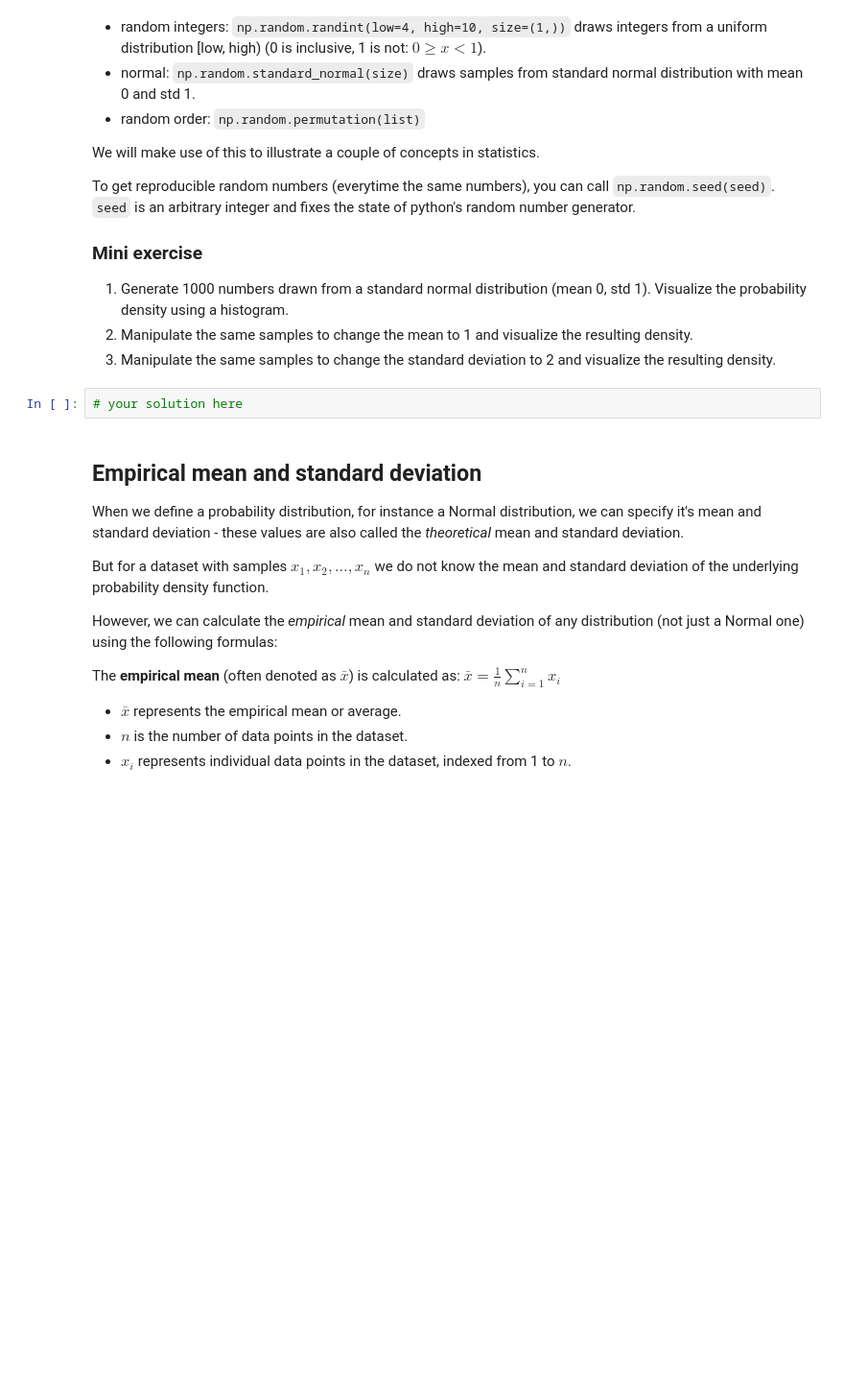
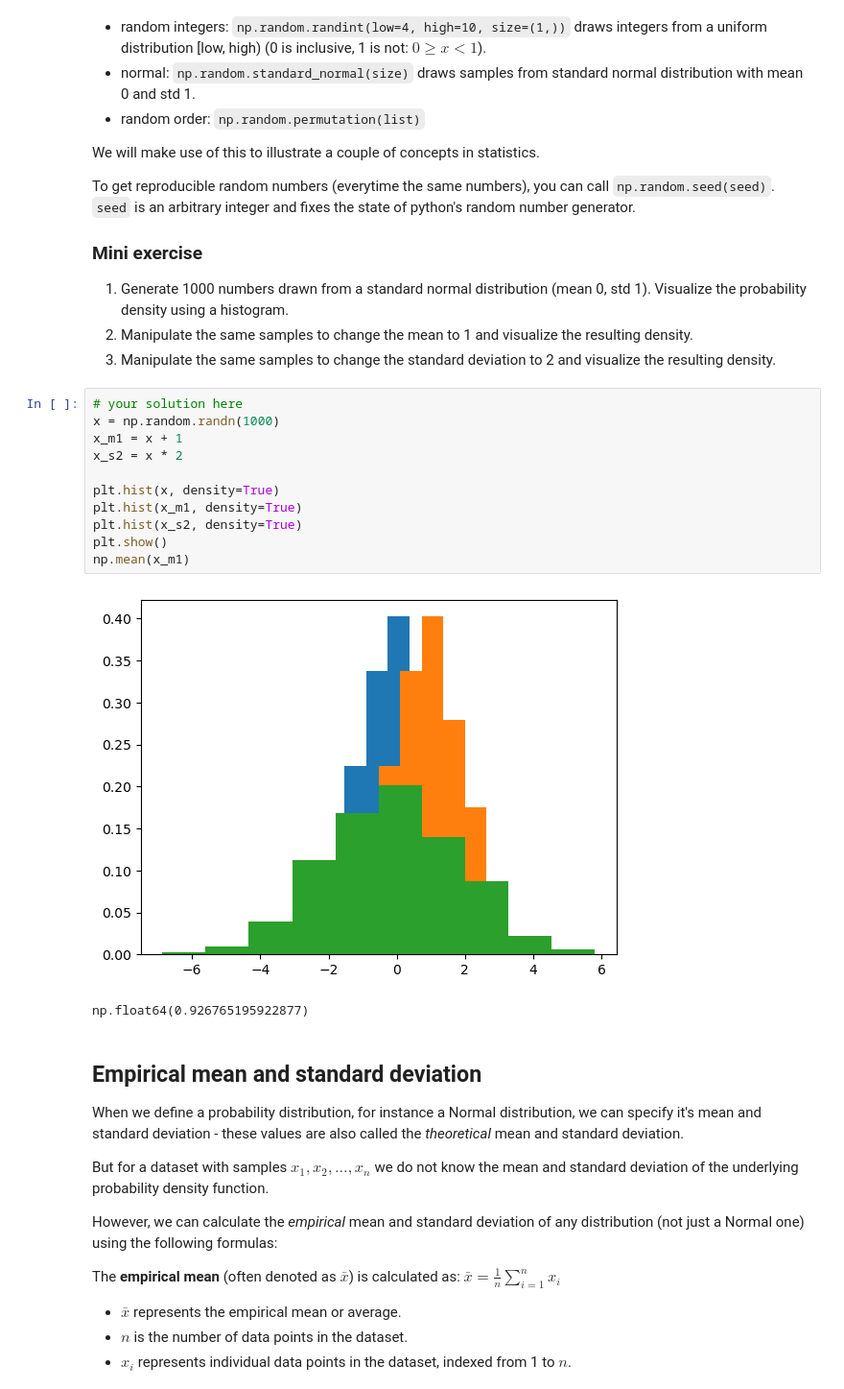
Before and after one commit to janclemenslab/neu715, a Jupyter notebook: docs/_sources/lectures/lecture 5/5.01_probabilities.ipynb, the cells around one changed output. Shown at 96% size. Cells and saved outputs as stored; diff of their text form; blank space fills up the shorter version.

```diff
--- a/docs/_sources/lectures/lecture 5/5.01_probabilities.ipynb
+++ b/docs/_sources/lectures/lecture 5/5.01_probabilities.ipynb
@@ -147,8 +142,20 @@ To get reproducible random numbers (everytime the same numbers), you can call `n
 1. Generate 1000 numbers drawn from a standard normal distribution (mean 0, std 1). Visualize the probability density using a histogram.
 2. Manipulate the same samples to change the mean to 1 and visualize the resulting density.
 3. Manipulate the same samples to change the standard deviation to 2 and visualize the resulting density.
-# %%
-# your solution here
+# %%
+# your solution here
+x = np.random.randn(1000)
+x_m1 = x + 1
+x_s2 = x * 2
+
+plt.hist(x, density=True)
+plt.hist(x_m1, density=True)
+plt.hist(x_s2, density=True)
+plt.show()
+np.mean(x_m1)
+# %% [output]
+[figure, added]
+np.float64(0.926765195922877)
 # %% [markdown]
 ## Empirical mean and standard deviation
 When we define a probability distribution, for instance a Normal distribution, we can specify it's mean and standard deviation - these values are also called the _theoretical_ mean and standard deviation.
```
Also changed, not shown: parts of 5 cells of this notebook, 12 other files.
